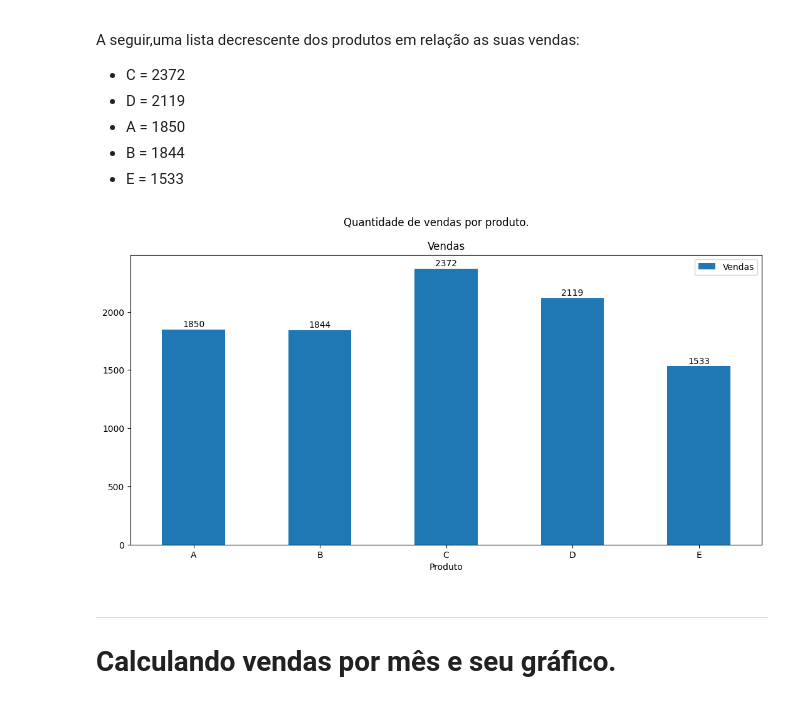
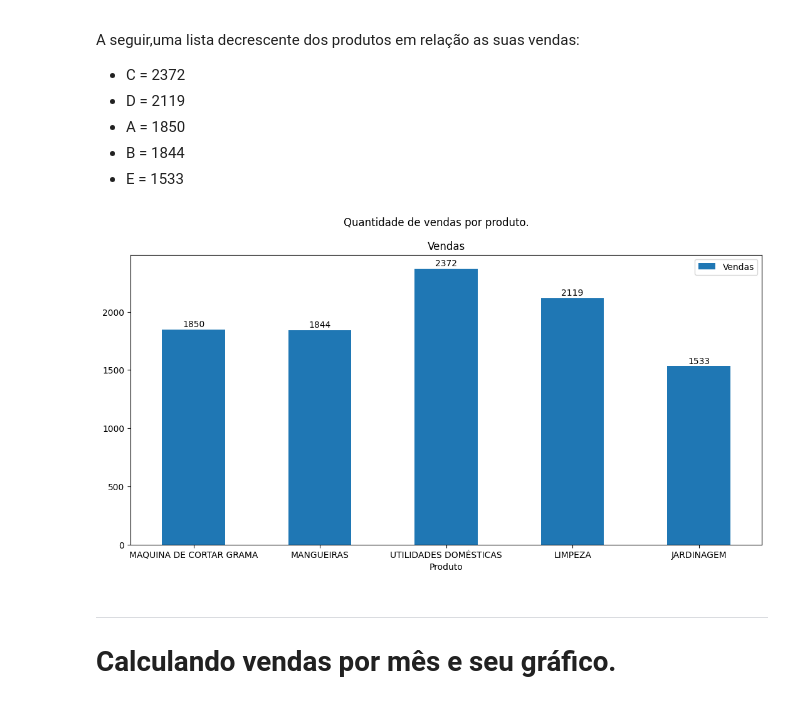
Before and after one commit to Gaba034/desafio-data-analytics, a Jupyter notebook: main.ipynb, the cells around one changed output. Cells and saved outputs as stored; diff of their text form; code cells hidden in the pictures.

```diff
--- a/main.ipynb
+++ b/main.ipynb
@@ -332,17 +387,23 @@ A seguir,uma lista decrescente dos produtos em relação as suas vendas:
 * B = 1844
 * E = 1533
 # %%
-sales_plot = sum_sales.plot.bar(x='Produto', y='Vendas',figsize=(13,6), rot=0, subplots=True, title='Quantidade de vendas por produto.')
+# Substitui as letras por seus respectivos produtos
+sum_sales['Produto'] = sum_sales['Produto'].replace(products_df.set_index('PRODUTO')['CATEGORIA'])
 
+# Cria a plot
+sales_plot = sum_sales.plot.bar(x='Produto', y='Vendas', figsize=(13,6), rot=0, subplots=True, title='Quantidade de vendas por produto.')
+
+# Adiciona elementos de texto adicionais para ajudar na legibilidade
 for ax in sales_plot:
     for bar in ax.patches:
         height = bar.get_height()
         x, y = bar.get_xy()
         ax.annotate('{}'.format(height), (x + bar.get_width() / 2, y + height + 20), ha='center')
 
+# Mostra o gráfico
 plt.show()
 # %% [output]
-[figure, old version]
+[figure, new version]
 # %% [markdown]
 ---
 # Calculando vendas por mês e seu gráfico.
```
Also changed, not shown: parts of 5 cells of this notebook, 1 other file.
